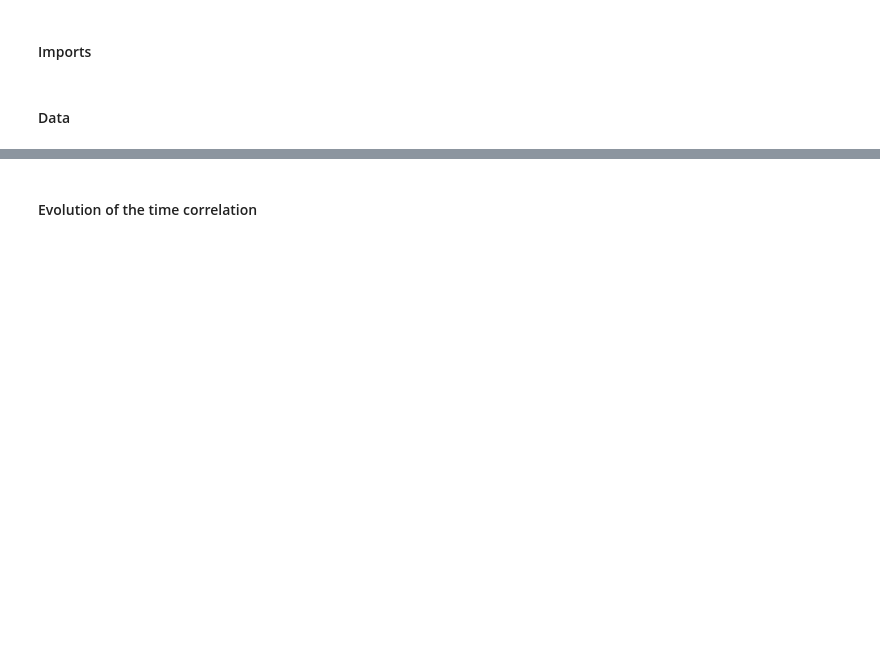
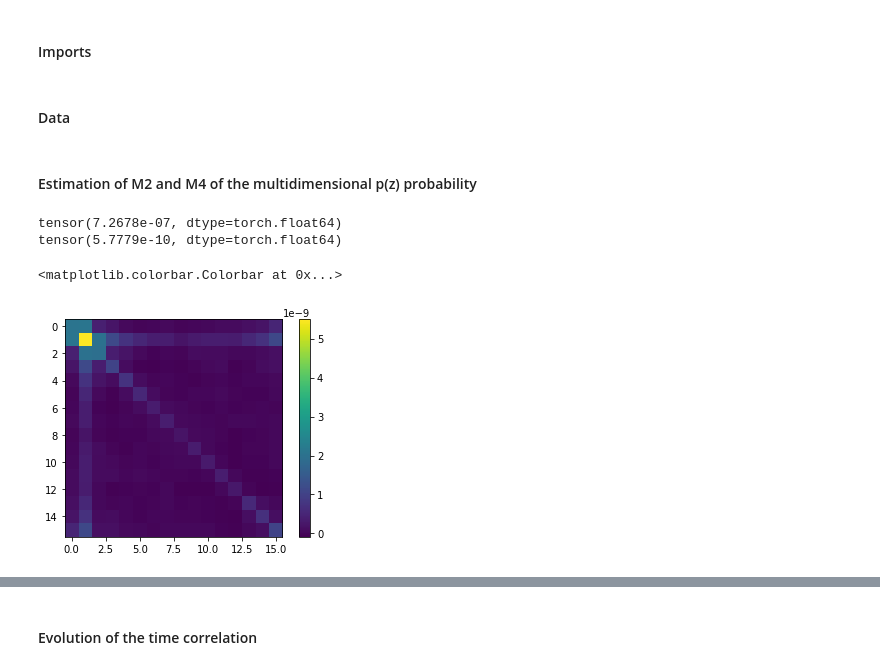
Before and after one commit to emacosta95/dft_for_ising, a Jupyter notebook: Propagation_of_correlation_in_a_neural_network.ipynb, the cells around one changed output, grey strips where cells are left out. Saved outputs shown, nothing was run; the diff lists cells and outputs as text; code cells hidden in the pictures; blank space fills up the shorter version.

```diff
--- a/Propagation_of_correlation_in_a_neural_network.ipynb
+++ b/Propagation_of_correlation_in_a_neural_network.ipynb
@@ -575,8 +575,8 @@ def mutual_information(x,y):
 #### Data
 # %%
 ks=3
-l_train=[8,12,18,20]
-ls=[8,32]
+l_train=[16]
+ls=[16]
 zs={}
 fs={}
 fs_ml={}
@@ -584,10 +584,30 @@ z={}
 model={}
 for r in l_train:
     for l in ls:
-        data=np.load(f'data/dataset_1nn/field2density_221122/valid_unet_periodic_{l}_l_2.7_h_200_n.npz')
+        data=np.load(f'data/dataset_1nn/train_unet_periodic_{l}_l_2.7_h_15000_n.npz')
         zs[l]=data['density']
-        zs[l]=np.random.uniform(-1,0,size=(10000,l))
+        #zs[l]=np.random.uniform(-1,0,size=(10000,l))
         fs[l]=data['density_F']
-        model[r]=torch.load(f'model_rep/1nn_ising/h_2.7_15k_l_{r}_cnn_[2, 2, 2, 2, 2, 2, 2, 2, 2, 2]_hc_{ks}_ks_1_ps_10_nconv_0_nblock',map_location='cpu')
+        model[r]=torch.load(f'model_rep/1nn_ising/h_2.7_15k_l_18_cnn_[2, 2, 2, 2, 2, 2, 2, 2, 2, 2]_hc_{ks}_ks_1_ps_10_nconv_0_nblock',map_location='cpu')
         fs_ml[(r,l)]=model[r](torch.tensor(zs[l]).double()).detach().numpy()
         z[l]=torch.tensor(zs[l]).double()
+# %% [markdown]
+#### Estimation of M2 and M4 of the multidimensional p(z) probability
+# %%
+dz=z[16]-z[16].mean(0)[None,:]
+
+std=dz.std(0)
+
+m3=((1/dz.shape[0])**3)*torch.einsum('ia,ib,ic->abc',dz,dz,dz)/(std[:,None,None]*std[None,:,None]*std[None,None,:])
+
+m4=((1/dz.shape[0])**4)*torch.einsum('ia,ib,ic,id->abcd',dz,dz,dz,dz)/(std[:,None,None,None]*std[None,:,None,None]*std[None,None,:,None])
+
+print(m3.sum())
+print(m4.sum())
+plt.imshow(m3[1])
+plt.colorbar()
+# %% [output]
+tensor(7.2678e-07, dtype=torch.float64)
+tensor(5.7779e-10, dtype=torch.float64)
+<matplotlib.colorbar.Colorbar at 0x...>
+[figure, added]
```
Also changed, not shown: parts of 1 cell of this notebook, 4 other files.
